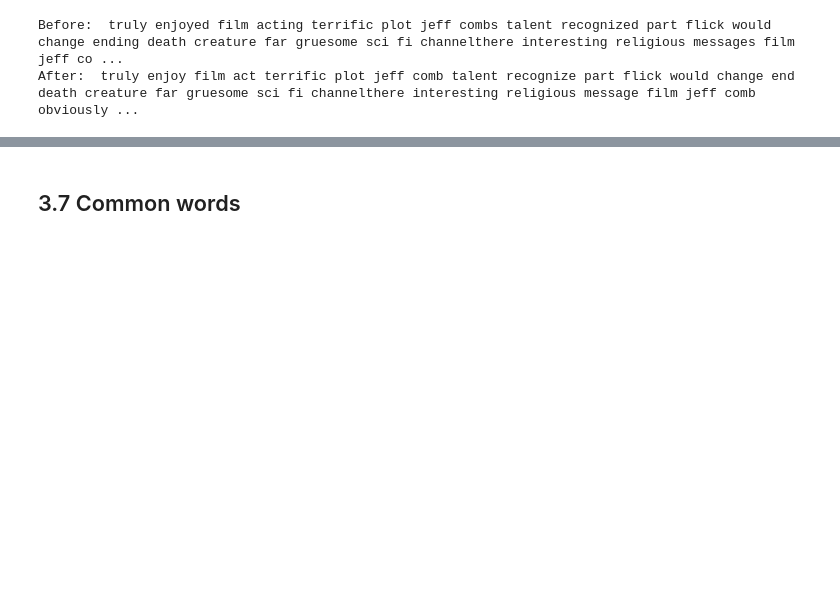
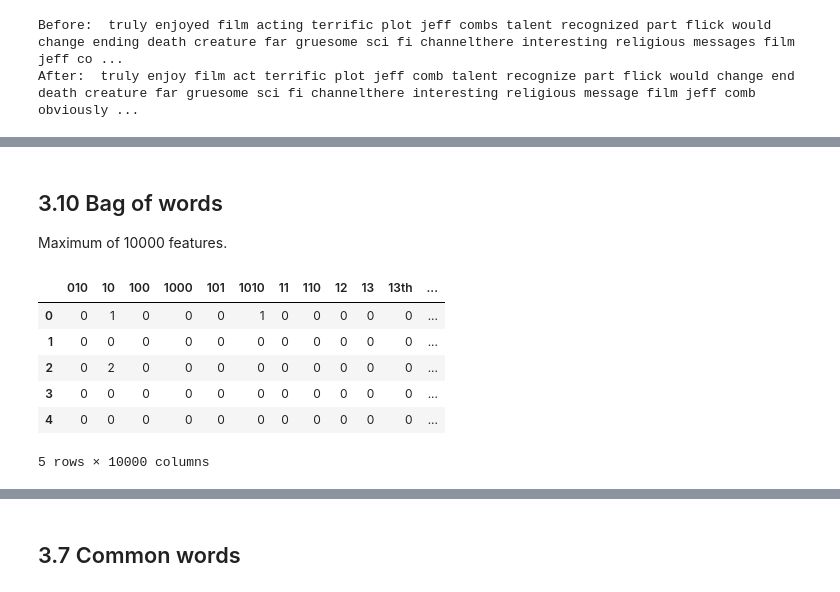
Before and after one commit to Mjauu/text-mining, a Jupyter notebook: sentiment-analysis.ipynb, the cells around one changed output, grey strips where cells are left out. Saved outputs shown, nothing was run; the diff lists cells and outputs as text; code cells hidden in the pictures; blank space fills up the shorter version.

```diff
--- a/sentiment-analysis.ipynb
+++ b/sentiment-analysis.ipynb
@@ -368,0 +453,17 @@ Moyna dodac
+# %% [markdown]
+## 3.10 Bag of words
+Maximum of 10000 features.
+# %%
+count = CountVectorizer(max_features = 10000)
+bag_of_words = count.fit_transform(data.SentimentTextNew.to_numpy())
+feature_names = count.get_feature_names()
+bow_df = pd.DataFrame(bag_of_words.toarray(), columns=feature_names)
+bow_df.head()
+# %% [output]
+|  | 010 | 10 | 100 | 1000 | 101 | 1010 | 11 | 110 | 12 | 13 | 13th | ... |
+| 0 | 0 | 1 | 0 | 0 | 0 | 1 | 0 | 0 | 0 | 0 | 0 | ... |
+| 1 | 0 | 0 | 0 | 0 | 0 | 0 | 0 | 0 | 0 | 0 | 0 | ... |
+| 2 | 0 | 2 | 0 | 0 | 0 | 0 | 0 | 0 | 0 | 0 | 0 | ... |
+| 3 | 0 | 0 | 0 | 0 | 0 | 0 | 0 | 0 | 0 | 0 | 0 | ... |
+| 4 | 0 | 0 | 0 | 0 | 0 | 0 | 0 | 0 | 0 | 0 | 0 | ... |
+5 rows × 10000 columns
```
Also changed, not shown: parts of 19 cells of this notebook.
